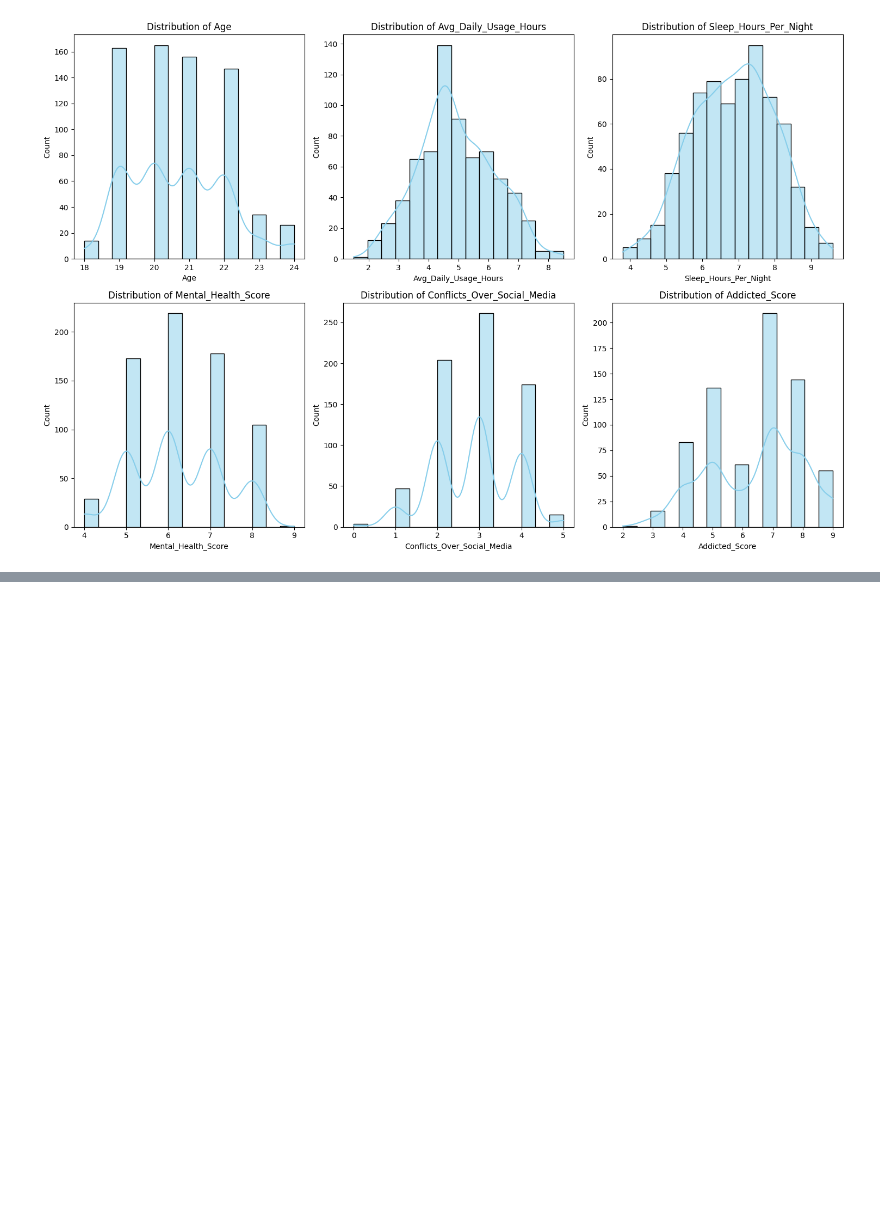
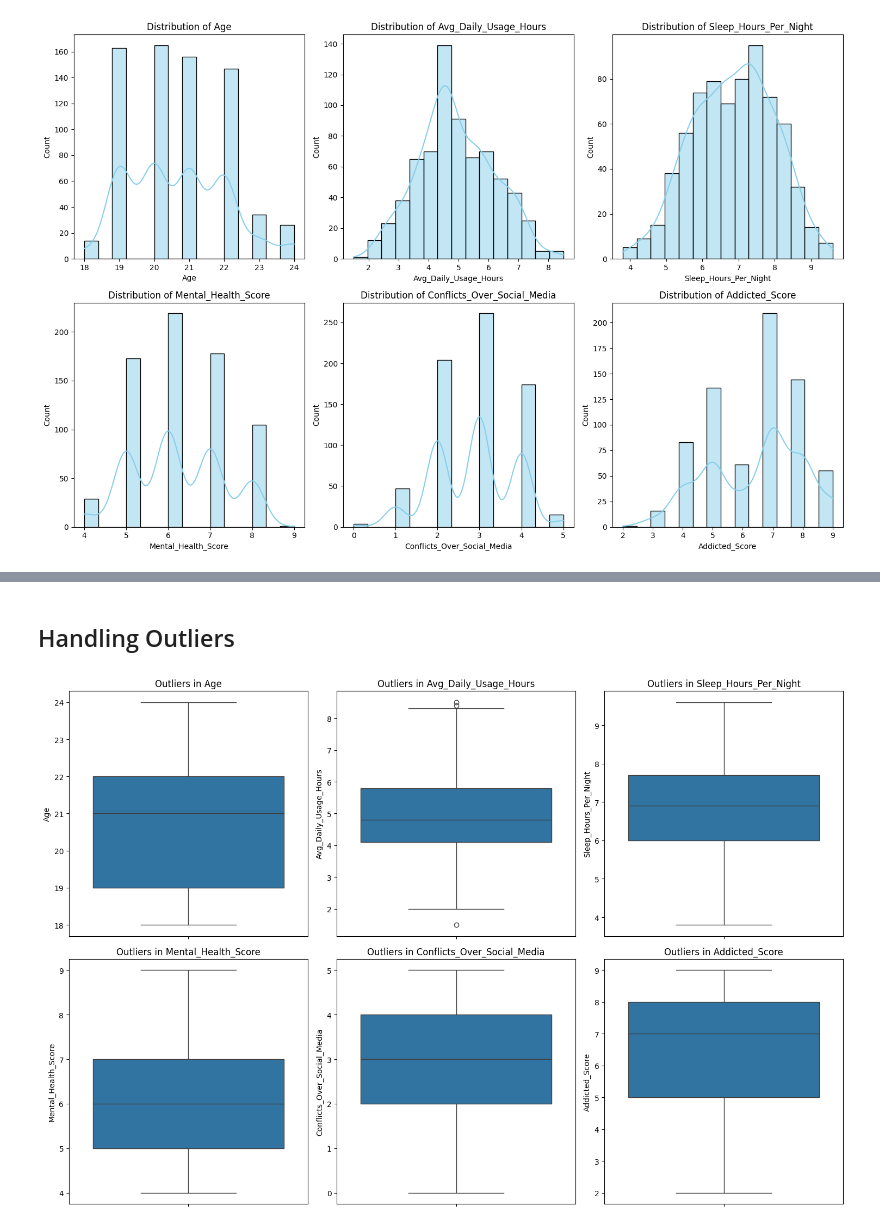
Before and after one commit to AaditiG1/Students-Social-Media-Addiction, a Jupyter notebook: SocialMediaAddiction.ipynb, the cells around one changed output, grey strips where cells are left out. Cells and saved outputs as stored; diff of their text form; code cells hidden in the pictures; blank space fills up the shorter version.

```diff
--- a/SocialMediaAddiction.ipynb
+++ b/SocialMediaAddiction.ipynb
@@ -250,0 +393,28 @@ plt.show()
+# %% [markdown]
+## Handling Outliers
+# %%
+import matplotlib.pyplot as plt
+import seaborn as sns
+
+# List of numerical columns to check for outliers
+outlier_cols = [
+    'Age',
+    'Avg_Daily_Usage_Hours',
+    'Sleep_Hours_Per_Night',
+    'Mental_Health_Score',
+    'Conflicts_Over_Social_Media',
+    'Addicted_Score'
+]
+
+# Plot boxplots for each column
+plt.figure(figsize=(15, 10))
+
+for i, col in enumerate(outlier_cols, 1):
+    plt.subplot(2, 3, i)  # 2 rows, 3 columns of plots
+    sns.boxplot(y=df[col])   # vertical boxplot
+    plt.title(f'Outliers in {col}')
+
+plt.tight_layout()
+plt.show()
+# %% [output]
+[figure, added]
```
Also changed, not shown: parts of 37 cells of this notebook.
